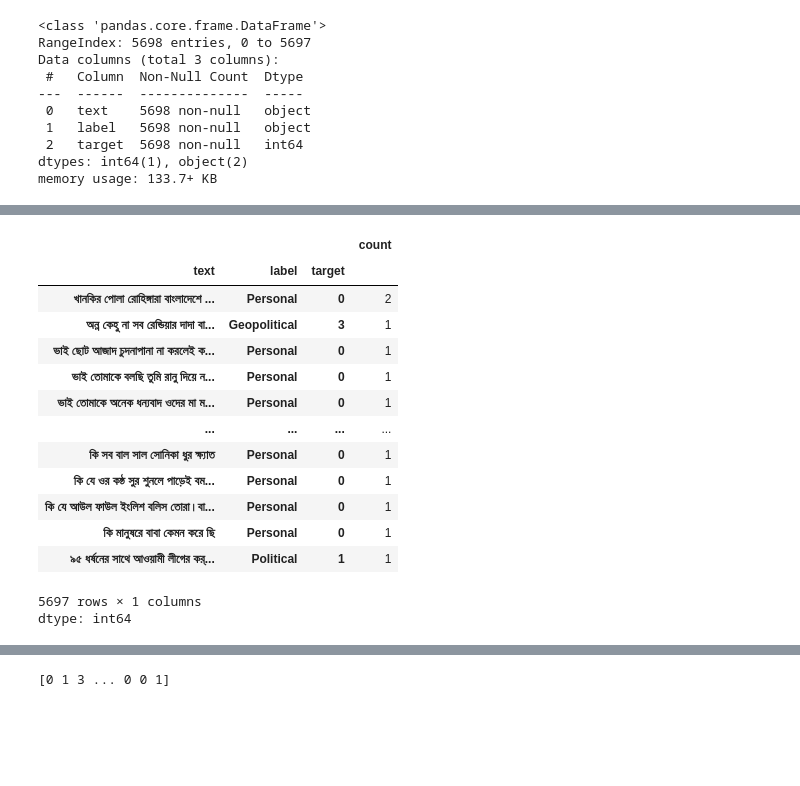
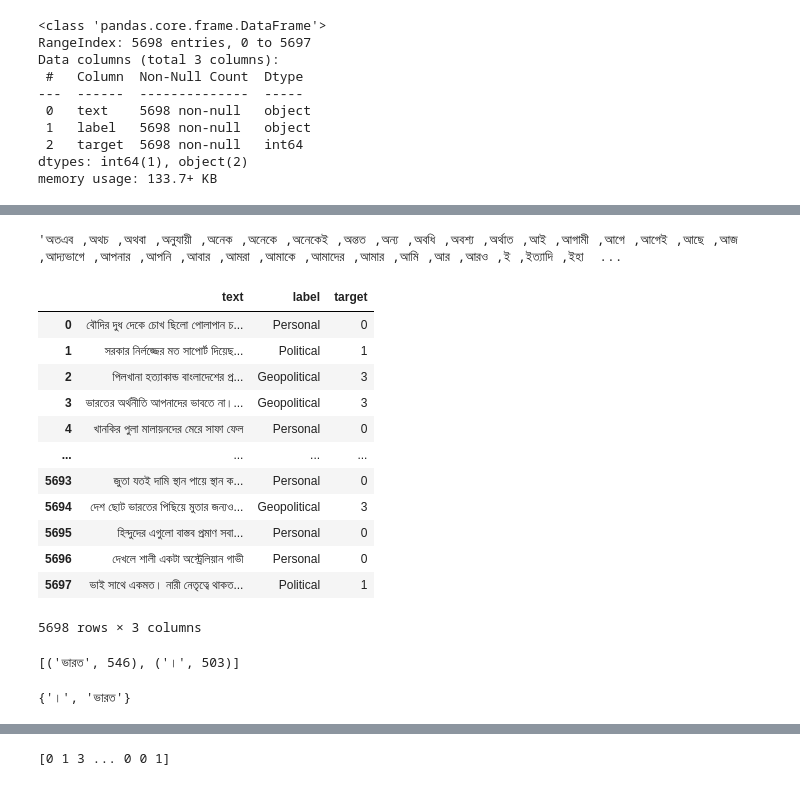
Before and after one commit to mehedihasan-cse/ML-Projects, a Jupyter notebook: Hate_Speech_Detection.ipynb, the cells around one changed output, grey strips where cells are left out. Saved outputs shown, nothing was run; the diff lists cells and outputs as text; code cells hidden in the pictures; blank space fills up the shorter version.

```diff
--- a/Hate_Speech_Detection.ipynb
+++ b/Hate_Speech_Detection.ipynb
@@ -122,3 +122,8 @@ Data columns (total 3 columns):
  2   target  5698 non-null   int64
 dtypes: int64(1), object(2)
 memory usage: 133.7+ KB
+# %%
+nltk.download('stopwords')
+from nltk.corpus import stopwords
+",".join(stopwords.words('bengali'))
+stop_words=set(stopwords.words('bengali'))
@@ -125,18 +133,34 @@ memory usage: 133.7+ KB
+# %%
+" ,".join(stopwords.words('bengali'))
+# %% [output]
+'অতএব ,অথচ ,অথবা ,অনুযায়ী ,অনেক ,অনেকে ,অনেকেই ,অন্তত ,অন্য ,অবধি ,অবশ্য ,অর্থাত ,আই ,আগামী ,আগে ,আগেই ,আছে ,আজ ,আদ্যভাগে ,আপনার ,আপনি ,আবার ,আমরা ,আমাকে ,আমাদের ,আমার ,আমি ,আর ,আরও ,ই ,ইত্যাদি ,ইহা  ...
+# %%
+def remove_stop(x):
+  return " ".join([word for word in str(x).split()if word not in stop_words])
+df['text']=df['text'].apply(lambda x : remove_stop(x))
 # %%
-df.value_counts()
+df
 # %% [output]
-|  |  |  | count |
-| text | label | target |  |
-| খানকির পোলা রোহিঙ্গারা বাংলাদেশে ... | Personal | 0 | 2 |
-| অন্ন কেহু না সব রেন্ডিয়ার দাদা বা... | Geopolitical | 3 | 1 |
-| ভাই ছোট আজাদ চুদনাপানা না করলেই ক... | Personal | 0 | 1 |
-| ভাই তোমাকে বলছি তুমি রানু দিয়ে ন... | Personal | 0 | 1 |
-| ভাই তোমাকে অনেক ধন্যবাদ ওদের মা ম... | Personal | 0 | 1 |
+|  | text | label | target |
+| 0 | বৌদির দুধ দেকে চোখ ছিলো পোলাপান চ... | Personal | 0 |
+| 1 | সরকার নির্লজ্জের মত সাপোর্ট দিয়েছ... | Political | 1 |
+| 2 | পিলখানা হত্যাকান্ড বাংলাদেশের প্র... | Geopolitical | 3 |
+| 3 | ভারতের অর্থনীতি আপনাদের ভাবতে না।... | Geopolitical | 3 |
+| 4 | খানকির পুলা মালায়নদের মেরে সাফা ফেল | Personal | 0 |
 | ... | ... | ... | ... |
-| কি সব বাল সাল সোনিকা ধুর ক্ষ্যাত | Personal | 0 | 1 |
-| কি যে ওর কন্ঠ সুর শুনলে পাড়েই বম... | Personal | 0 | 1 |
-| কি যে আউল ফাউল ইংলিশ বলিস তোরা।বা... | Personal | 0 | 1 |
-| কি মানুষরে বাবা কেমন করে ছি | Personal | 0 | 1 |
-| ৯৫ ধর্ষনের সাথে আওয়ামী লীগের কর্... | Political | 1 | 1 |
+| 5693 | জুতা যতই দামি স্থান পায়ে স্থান ক... | Personal | 0 |
+| 5694 | দেশ ছোট ভারতের পিছিয়ে মুতার জন্যও... | Geopolitical | 3 |
+| 5695 | হিন্দুদের এগুলো বাস্তব প্রমাণ সবা... | Personal | 0 |
+| 5696 | দেখলে শালী একটা অস্ট্রেলিয়ান গাভী | Personal | 0 |
+| 5697 | ভাই সাথে একমত। নারী নেতৃত্বে থাকত... | Political | 1 |
-5697 rows × 1 columns
-dtype: int64
+5698 rows × 3 columns
+# %%
+from collections import Counter
+cnt= Counter()
+
+for text in df['text'].values:
+  for word in text.split():
+    cnt[word]+=1
+cnt.most_common(2)
+# %% [output]
+[('ভারত', 546), ('।', 503)]
@@ -142,0 +169,4 @@ dtype: int64
+# %%
+freq_words
+# %% [output]
+{'।', 'ভারত'}
```
Also changed, not shown: parts of 18 cells of this notebook.
